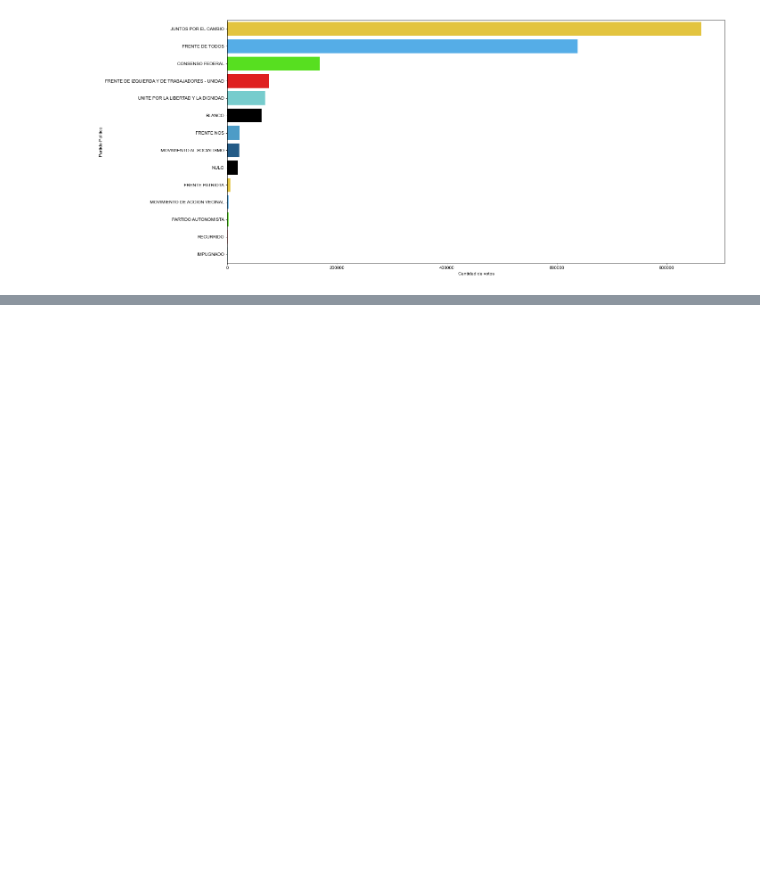
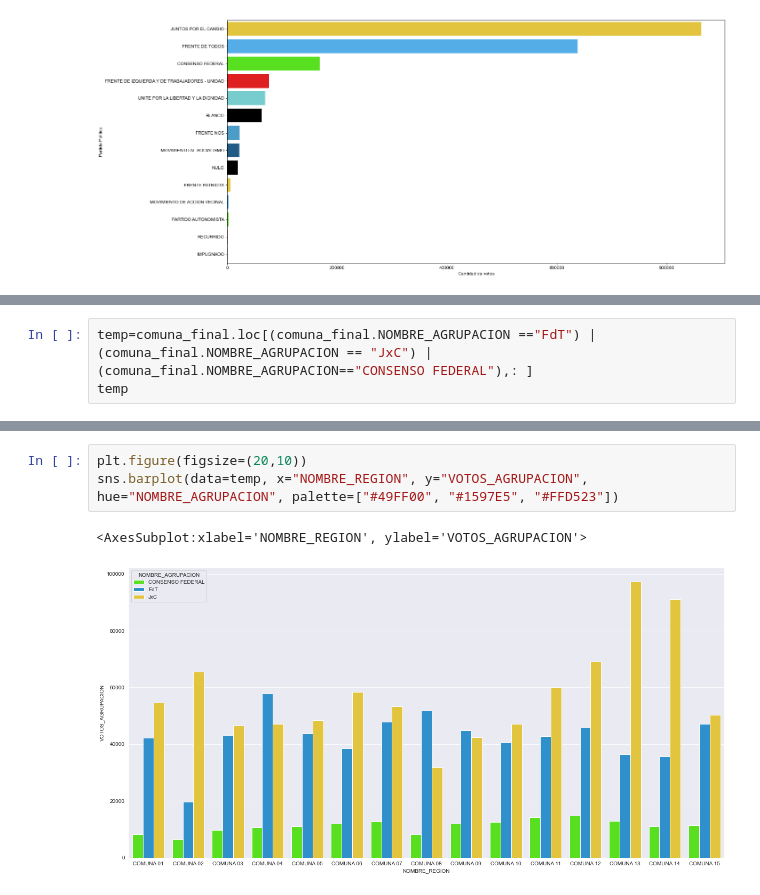
Before and after one commit to EmiKaczmarczyk/MET4OP, a Jupyter notebook: Examenes/TP2/PASO 2019.ipynb, the cells around one changed output, grey strips where cells are left out. Cells and saved outputs as stored; diff of their text form; blank space fills up the shorter version.

```diff
--- a/Examenes/TP2/PASO 2019.ipynb
+++ b/Examenes/TP2/PASO 2019.ipynb
@@ -57,0 +117,3 @@ Text(0, 0.5, 'Partido Politico')
+# %%
+temp=comuna_final.loc[(comuna_final.NOMBRE_AGRUPACION =="FdT") | (comuna_final.NOMBRE_AGRUPACION == "JxC") | (comuna_final.NOMBRE_AGRUPACION=="CONSENSO FEDERAL"),: ]
+temp
@@ -57,0 +138,6 @@ Text(0, 0.5, 'Partido Politico')
+# %%
+plt.figure(figsize=(20,10))
+sns.barplot(data=temp, x="NOMBRE_REGION", y="VOTOS_AGRUPACION", hue="NOMBRE_AGRUPACION", palette=["#49FF00", "#1597E5", "#FFD523"])
+# %% [output]
+<AxesSubplot:xlabel='NOMBRE_REGION', ylabel='VOTOS_AGRUPACION'>
+[figure, added]
```
Also changed, not shown: parts of 18 cells of this notebook.
